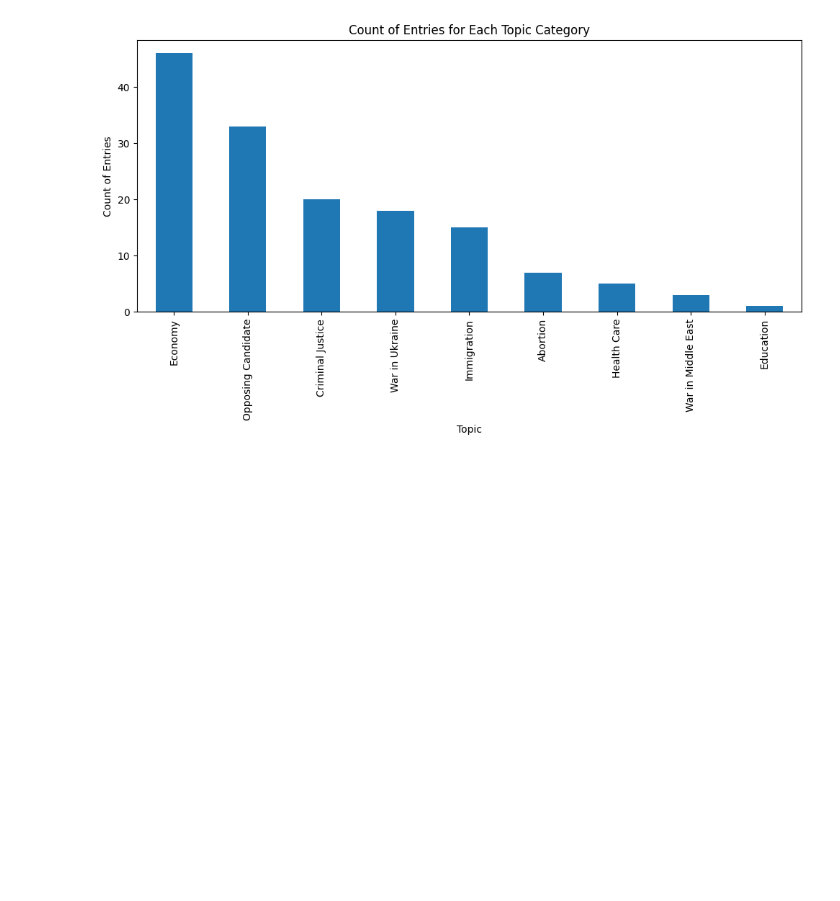
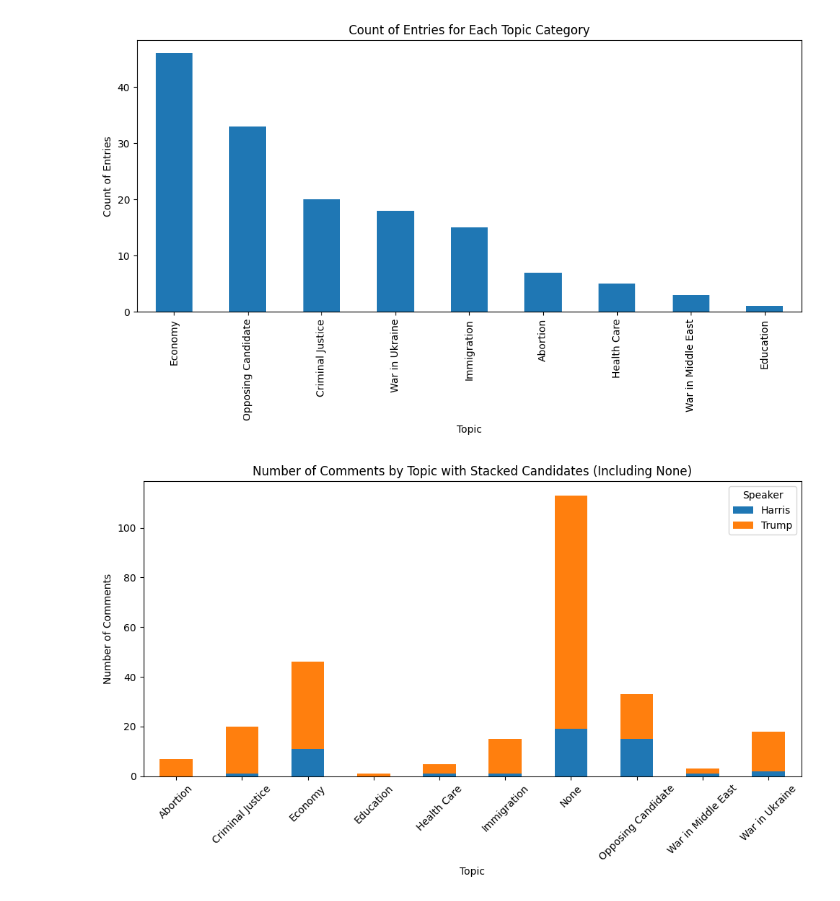
Before and after one commit to bwillow1222/ds4002MI3P1, a Jupyter notebook: SCRIPTS/eda.ipynb, the cells around one changed output. Drawn from its saved outputs; the diff is of its cells as text; code cells hidden in the pictures; blank space fills up the shorter version.

```diff
--- a/SCRIPTS/eda.ipynb
+++ b/SCRIPTS/eda.ipynb
@@ -17,5 +17,7 @@ import seaborn as sns
 import numpy as np
 import matplotlib.pyplot as plt
 
-url = 'https://raw.githubusercontent.com/bwillow1222/ds4002MI3P1/main/DATA/Scored_Data.csv'
+url = 'https://github.com/bwillow1222/ds4002MI3P1/raw/main/DATA/processed/Scored_Data.csv'
 data = pd.read_csv(url)
+
+data.head()
@@ -58,3 +67,24 @@ plt.tight_layout()
 plt.show()
 # %% [output]
 [figure]
+# %%
+# Replace NaN or missing values in the 'Topic' column with 'None'
+data['Topic'] = data['Topic'].fillna('None')
+
+# Group the data by Topic and Speaker (Candidate), and count the number of entries for each
+grouped_data = data.groupby(['Topic', 'Speaker']).size().unstack(fill_value=0)
+
+# Create a stacked bar graph for Topics, with bars stacked by Candidate (Speaker)
+grouped_data.plot(kind='bar', stacked=True, figsize=(10, 6))
+
+# Add labels and title
+plt.title('Number of Comments by Topic with Stacked Candidates (Including None)')
+plt.xlabel('Topic')
+plt.ylabel('Number of Comments')
+plt.xticks(rotation=45)
+
+# Show the plot
+plt.tight_layout()
+plt.show()
+# %% [output]
+[figure, added]
```
Also changed, not shown: parts of 1 cell of this notebook.
